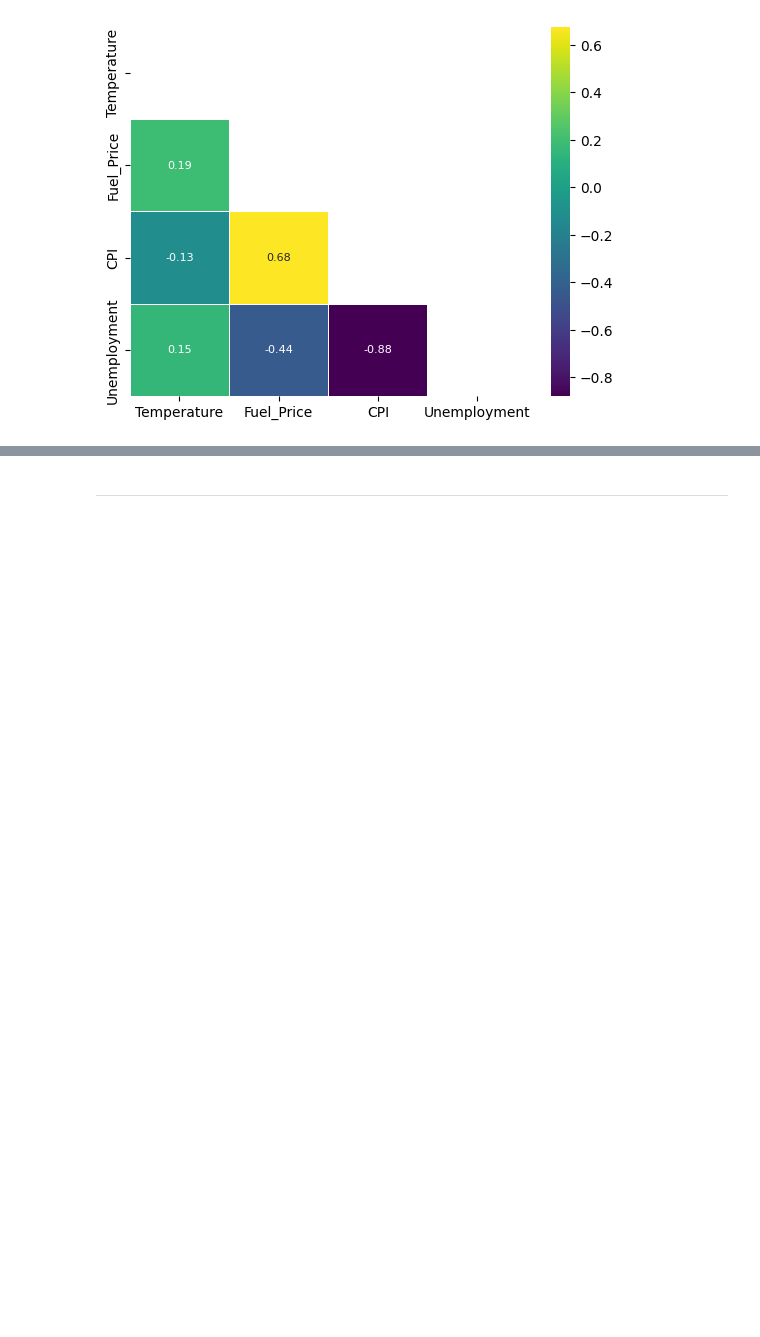
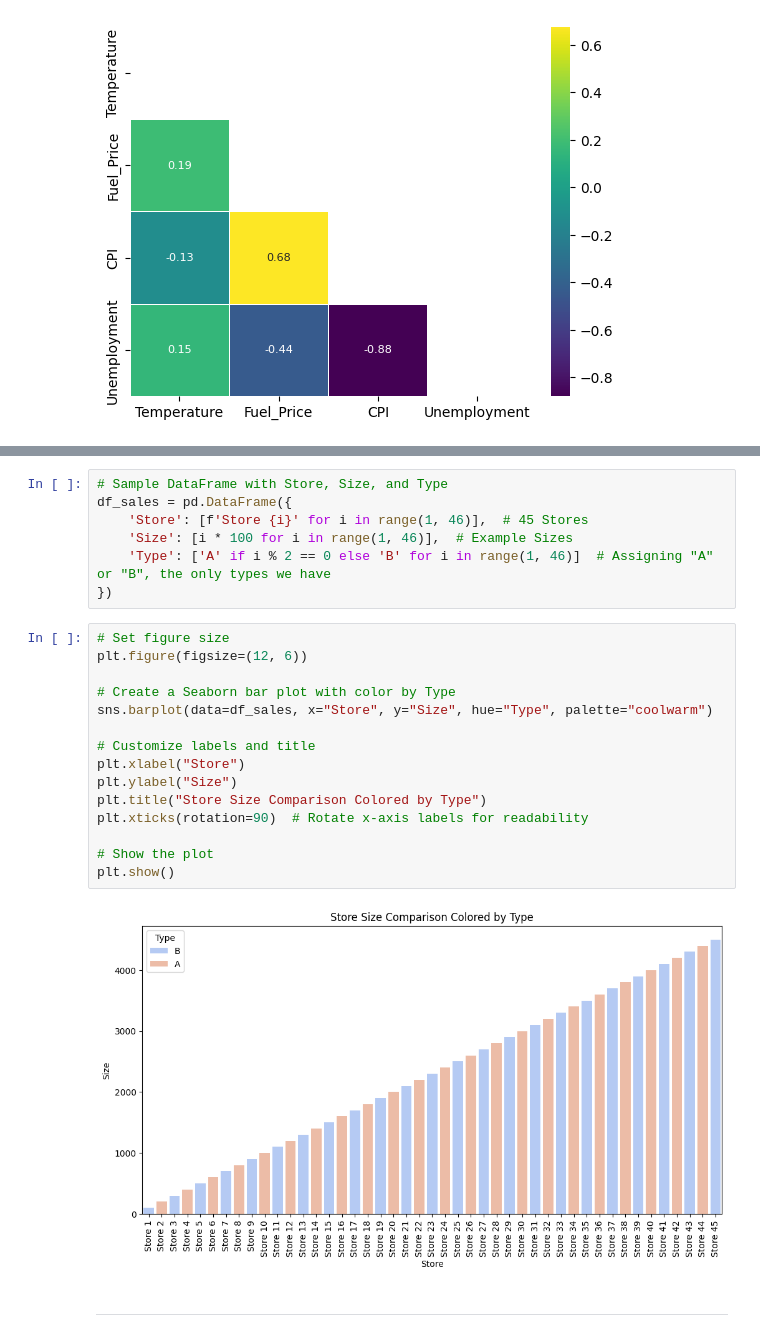
Before and after one commit to rmj9000/SalesDataAnalysis, a Jupyter notebook: jupyter_notebooks/02_DataVisualisations.ipynb, the cells around one changed output, grey strips where cells are left out. Cells and saved outputs as stored; diff of their text form; blank space fills up the shorter version.

Commit message:
added bar chart seaborn visualisation in notebook 02

```diff
--- a/jupyter_notebooks/02_DataVisualisations.ipynb
+++ b/jupyter_notebooks/02_DataVisualisations.ipynb
@@ -101,3 +112,27 @@ plt.show()
+# %%
+# Sample DataFrame with Store, Size, and Type
+df_sales = pd.DataFrame({
+    'Store': [f'Store {i}' for i in range(1, 46)],  # 45 Stores
+    'Size': [i * 100 for i in range(1, 46)],  # Example Sizes
+    'Type': ['A' if i % 2 == 0 else 'B' for i in range(1, 46)]  # Assigning "A" or "B", the only types we have
+})
+# %%
+# Set figure size
+plt.figure(figsize=(12, 6))
+
+# Create a Seaborn bar plot with color by Type
+sns.barplot(data=df_sales, x="Store", y="Size", hue="Type", palette="coolwarm")
+
+# Customize labels and title
+plt.xlabel("Store")
+plt.ylabel("Size")
+plt.title("Store Size Comparison Colored by Type")
+plt.xticks(rotation=90)  # Rotate x-axis labels for readability
+
+# Show the plot
+plt.show()
+# %% [output]
+[figure, added]
 # %% [markdown]
 ---
 # %% [markdown]
```
Also changed, not shown: parts of 2 cells of this notebook, 3 other files.
